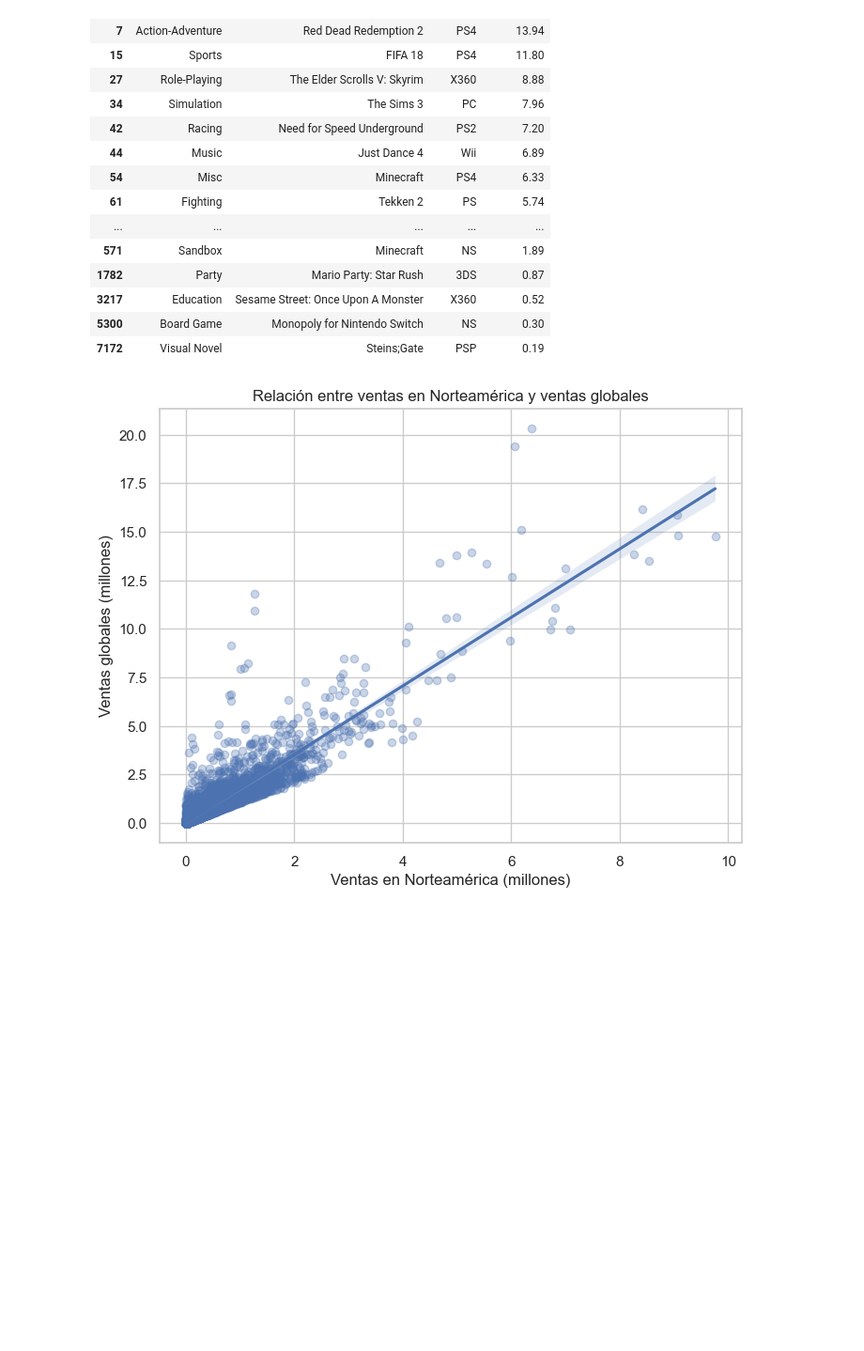
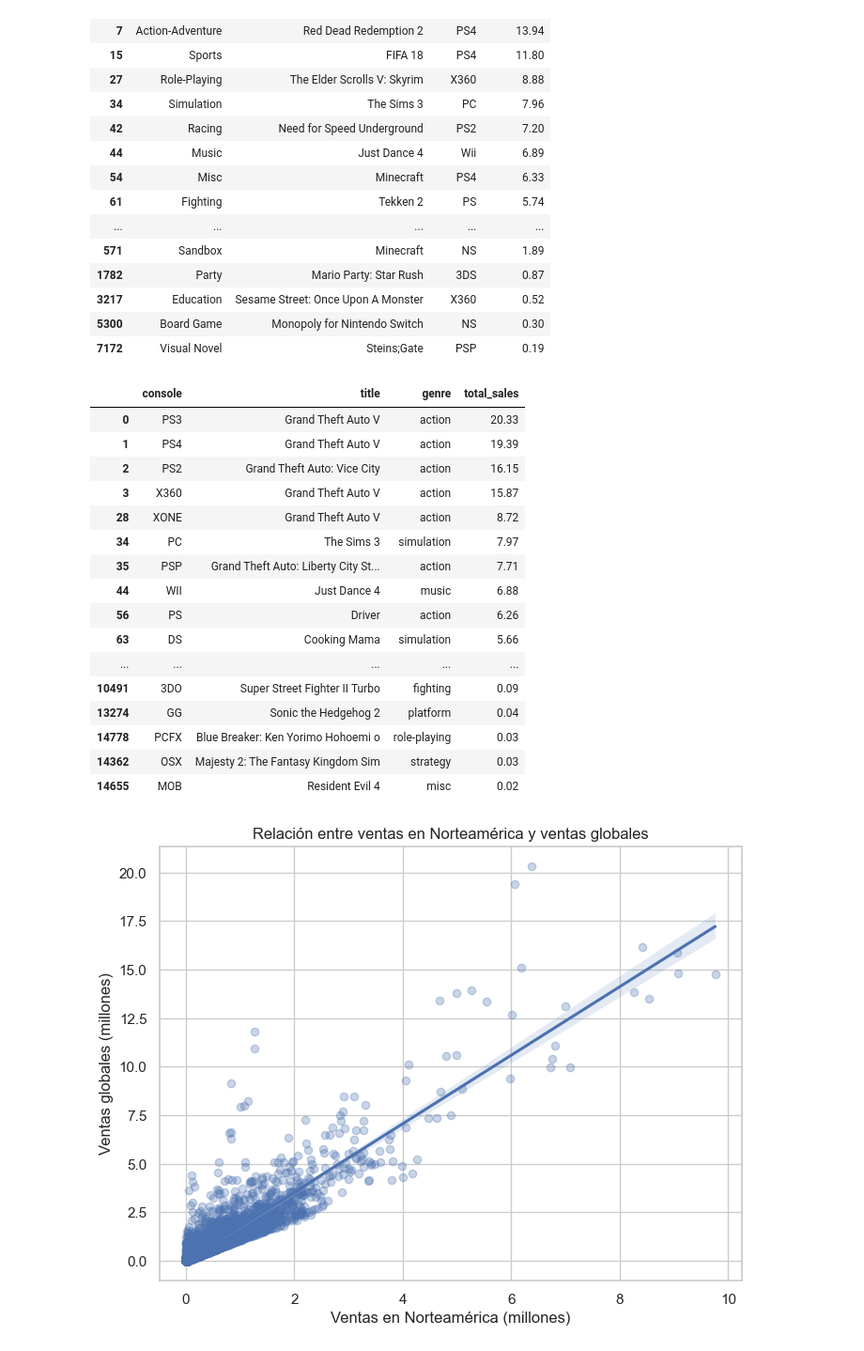
Before and after one commit to Jorge-Vilavella/Proyecto, a Jupyter notebook: notebooks/eda.ipynb, the cells around one changed output. Shown at 94% size. Saved outputs shown, nothing was run; the diff lists cells and outputs as text; code cells hidden in the pictures; blank space fills up the shorter version.

Commit message:
Arreglado errores en la limpieza y añadida una vista más

```diff
--- a/notebooks/eda.ipynb
+++ b/notebooks/eda.ipynb
@@ -1117,3 +1193,37 @@ vista18_top_juego_por_genero.sort_values("total_sales", ascending=False)
+# %%
+# Quitamos filas sin total_sales, porque no sirven para elegir "más vendido"
+df_valid_sales = df.dropna(subset=["total_sales"]).copy()
+
+# Ordenamos por ventas globales de mayor a menor
+df_ordenado = df_valid_sales.sort_values("total_sales", ascending=False)
+
+# Para cada consola, nos quedamos con la primera fila (la de más ventas)
+vista19_top_juego_por_consola = (
+    df_ordenado
+    .drop_duplicates(subset="console", keep="first")
+    [["console", "title", "genre", "total_sales"]]
+    .sort_values("total_sales", ascending=False)
+)
+
+vista19_top_juego_por_consola
+# %% [output]
+|  | console | title | genre | total_sales |
+| 0 | PS3 | Grand Theft Auto V | action | 20.33 |
+| 1 | PS4 | Grand Theft Auto V | action | 19.39 |
+| 2 | PS2 | Grand Theft Auto: Vice City | action | 16.15 |
+| 3 | X360 | Grand Theft Auto V | action | 15.87 |
+| 28 | XONE | Grand Theft Auto V | action | 8.72 |
+| 34 | PC | The Sims 3 | simulation | 7.97 |
+| 35 | PSP | Grand Theft Auto: Liberty City St... | action | 7.71 |
+| 44 | WII | Just Dance 4 | music | 6.88 |
+| 56 | PS | Driver | action | 6.26 |
+| 63 | DS | Cooking Mama | simulation | 5.66 |
+| ... | ... | ... | ... | ... |
+| 10491 | 3DO | Super Street Fighter II Turbo | fighting | 0.09 |
+| 13274 | GG | Sonic the Hedgehog 2 | platform | 0.04 |
+| 14778 | PCFX | Blue Breaker: Ken Yorimo Hohoemi o | role-playing | 0.03 |
+| 14362 | OSX | Majesty 2: The Fantasy Kingdom Sim | strategy | 0.03 |
+| 14655 | MOB | Resident Evil 4 | misc | 0.02 |
 # %%
 ### Vista 21: Que juego fue el ultimo actualizado de cada consola
 # %%
```
Also changed, not shown: parts of 2 cells of this notebook.
